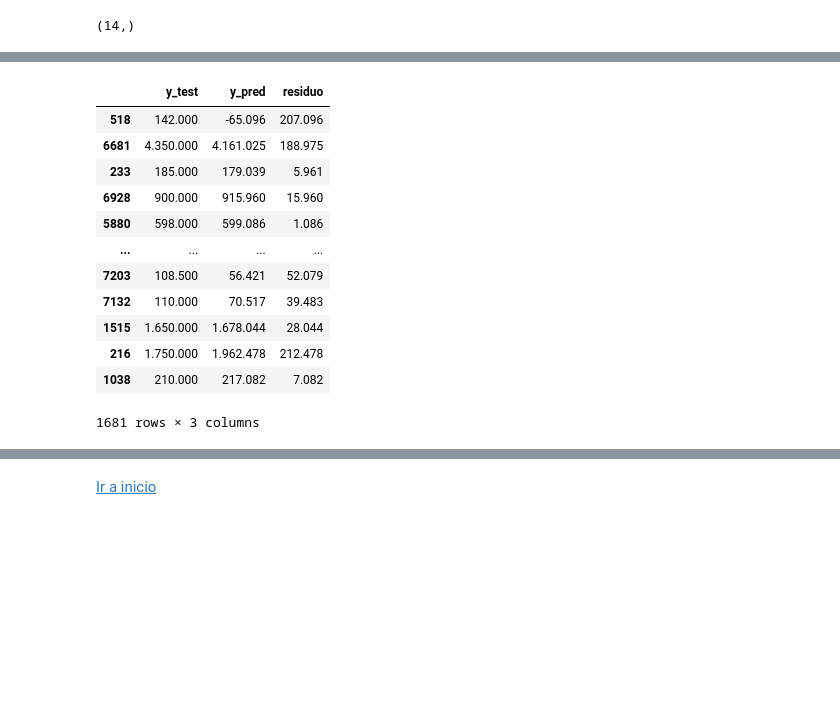
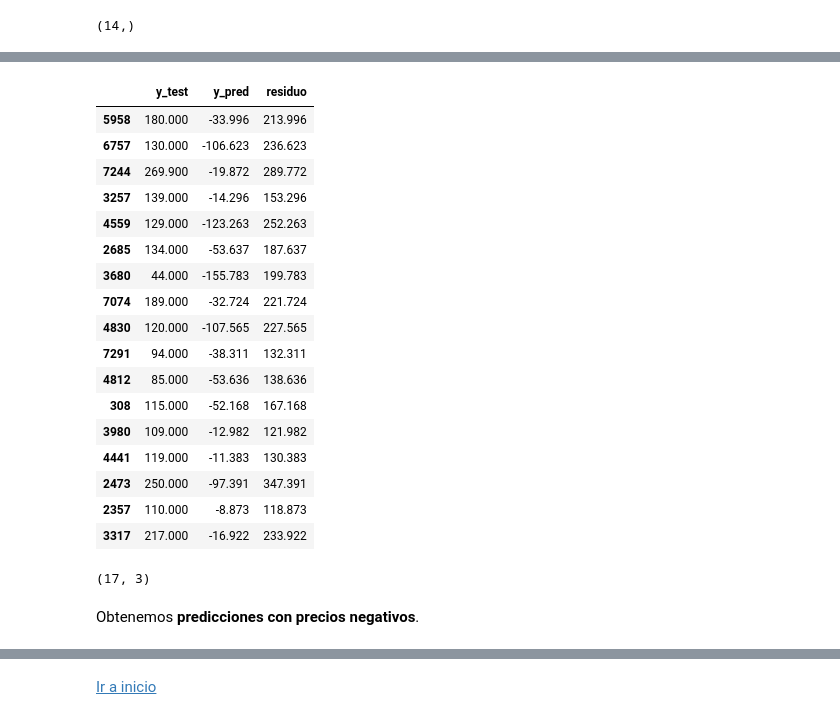
Before and after one commit to LuisARG/ML_DL_Idealista_project, a Jupyter notebook: src/main.ipynb, the cells around one changed output, grey strips where cells are left out. Drawn from its saved outputs; the diff is of its cells as text; code cells hidden in the pictures; blank space fills up the shorter version.

```diff
--- a/src/main.ipynb
+++ b/src/main.ipynb
@@ -1916,19 +1891,30 @@ R2 score: 0.9826729979813575
 # %%
 test_df = pd.DataFrame({"y_test": y_test, "y_pred": np.rint(pred_test2)}, dtype=np.int64)
 test_df['residuo'] = (test_df["y_test"] - test_df["y_pred"]).abs()
-test_df = test_df.applymap(lambda x: '{:,}'.format(x).replace(',','.'))
-test_df
-# %% [output]
-|  | y_test | y_pred | residuo |
-| 518 | 142.000 | -65.096 | 207.096 |
-| 6681 | 4.350.000 | 4.161.025 | 188.975 |
-| 233 | 185.000 | 179.039 | 5.961 |
-| 6928 | 900.000 | 915.960 | 15.960 |
-| 5880 | 598.000 | 599.086 | 1.086 |
-| ... | ... | ... | ... |
-| 7203 | 108.500 | 56.421 | 52.079 |
-| 7132 | 110.000 | 70.517 | 39.483 |
-| 1515 | 1.650.000 | 1.678.044 | 28.044 |
-| 216 | 1.750.000 | 1.962.478 | 212.478 |
-| 1038 | 210.000 | 217.082 | 7.082 |
-1681 rows × 3 columns
+# %%
+y_pred_neg_df = test_df[test_df["y_pred"] < 0]
+y_pred_neg_df = y_pred_neg_df.applymap(lambda x: '{:,}'.format(x).replace(',','.'))
+display(y_pred_neg_df)
+display(y_pred_neg_df.shape)
+# %% [output]
+|  | y_test | y_pred | residuo |
+| 5958 | 180.000 | -33.996 | 213.996 |
+| 6757 | 130.000 | -106.623 | 236.623 |
+| 7244 | 269.900 | -19.872 | 289.772 |
+| 3257 | 139.000 | -14.296 | 153.296 |
+| 4559 | 129.000 | -123.263 | 252.263 |
+| 2685 | 134.000 | -53.637 | 187.637 |
+| 3680 | 44.000 | -155.783 | 199.783 |
+| 7074 | 189.000 | -32.724 | 221.724 |
+| 4830 | 120.000 | -107.565 | 227.565 |
+| 7291 | 94.000 | -38.311 | 132.311 |
+| 4812 | 85.000 | -53.636 | 138.636 |
+| 308 | 115.000 | -52.168 | 167.168 |
+| 3980 | 109.000 | -12.982 | 121.982 |
+| 4441 | 119.000 | -11.383 | 130.383 |
+| 2473 | 250.000 | -97.391 | 347.391 |
+| 2357 | 110.000 | -8.873 | 118.873 |
+| 3317 | 217.000 | -16.922 | 233.922 |
+(17, 3)
+# %% [markdown]
+Obtenemos **predicciones con precios negativos**.
```
Also changed, not shown: parts of 12 cells of this notebook, 2 other files.
